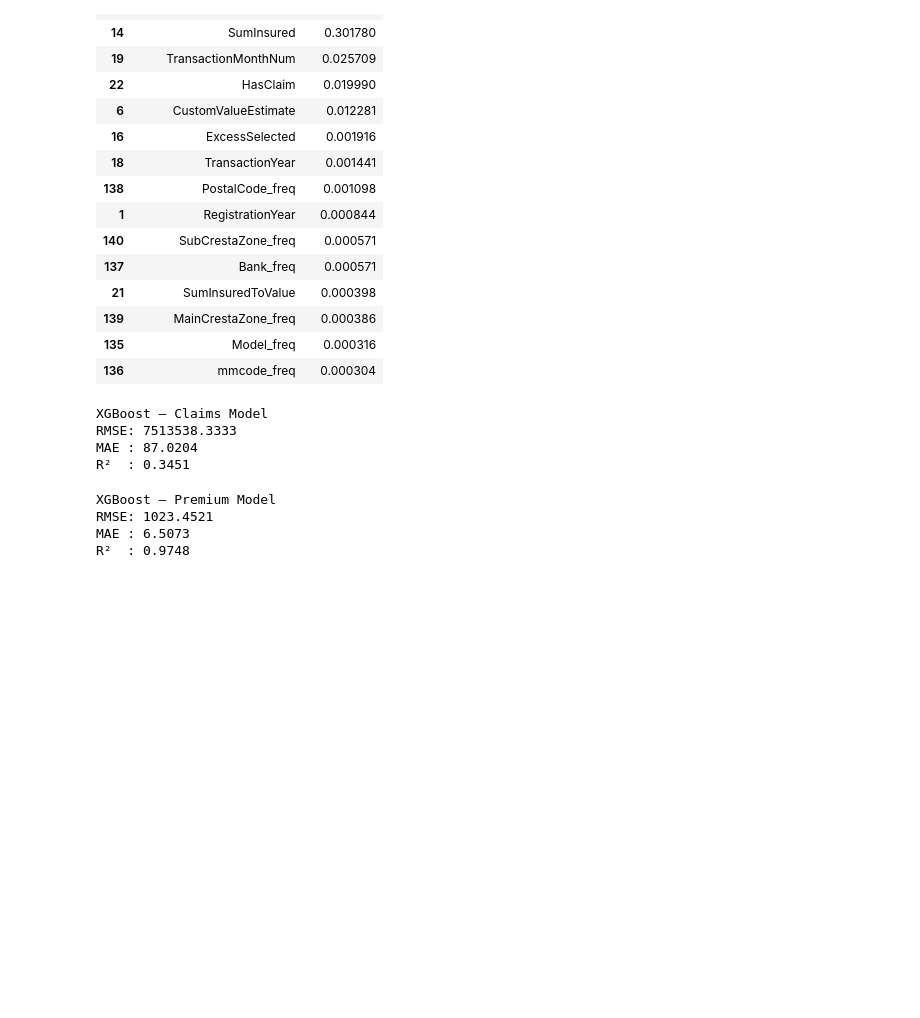
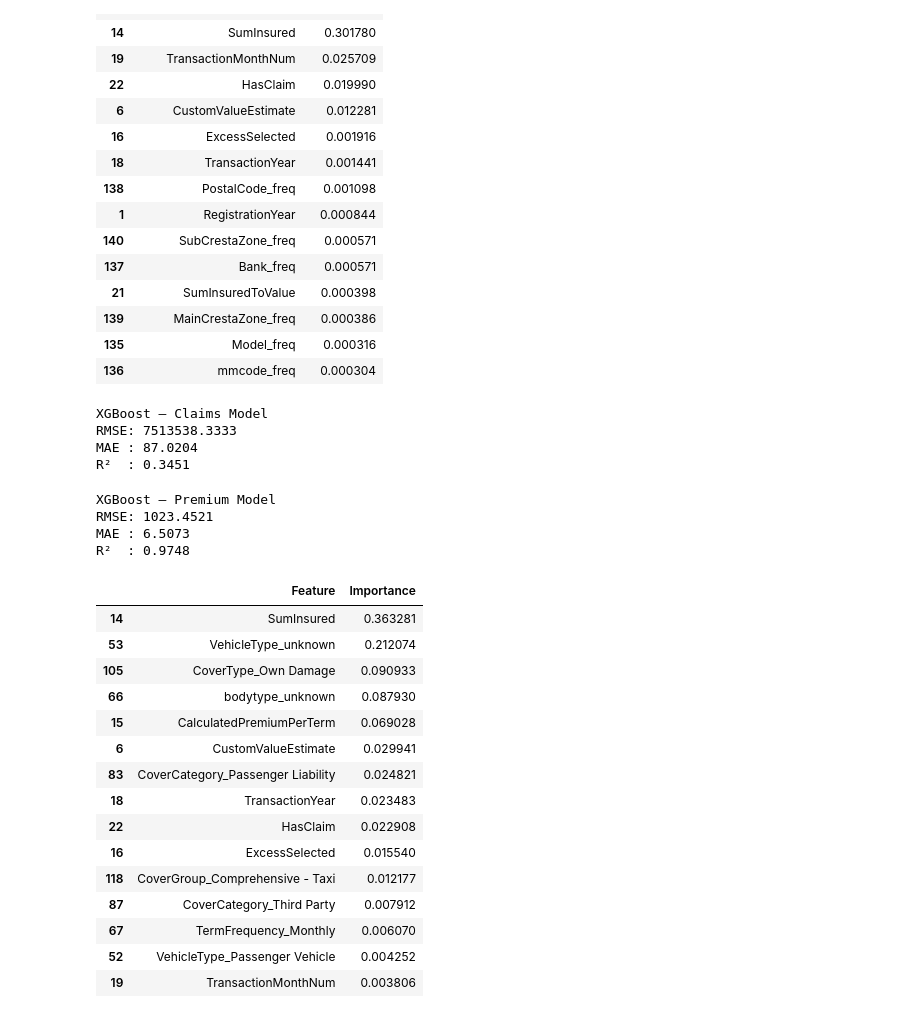
Before and after one commit to EstifanosTeklay/AlphaCareInsurance, a Jupyter notebook: notebooks/AcisEda.ipynb, the cells around one changed output. Saved outputs shown, nothing was run; the diff lists cells and outputs as text; code cells hidden in the pictures; blank space fills up the shorter version.

Commit message:
Xgboost Feature Importance

```diff
--- a/notebooks/AcisEda.ipynb
+++ b/notebooks/AcisEda.ipynb
@@ -824,3 +824,27 @@ XGBoost – Premium Model
 RMSE: 1023.4521
 MAE : 6.5073
 R²  : 0.9748
+# %%
+# XGboost Feature Importance
+feat_imp_xgb = pd.DataFrame({
+    'Feature': X_premium_train.columns,
+    'Importance': xgb_premium.feature_importances_
+}).sort_values('Importance', ascending=False)
+feat_imp_xgb.head(15)
+# %% [output]
+|  | Feature | Importance |
+| 14 | SumInsured | 0.363281 |
+| 53 | VehicleType_unknown | 0.212074 |
+| 105 | CoverType_Own Damage | 0.090933 |
+| 66 | bodytype_unknown | 0.087930 |
+| 15 | CalculatedPremiumPerTerm | 0.069028 |
+| 6 | CustomValueEstimate | 0.029941 |
+| 83 | CoverCategory_Passenger Liability | 0.024821 |
+| 18 | TransactionYear | 0.023483 |
+| 22 | HasClaim | 0.022908 |
+| 16 | ExcessSelected | 0.015540 |
+| 118 | CoverGroup_Comprehensive - Taxi | 0.012177 |
+| 87 | CoverCategory_Third Party | 0.007912 |
+| 67 | TermFrequency_Monthly | 0.006070 |
+| 52 | VehicleType_Passenger Vehicle | 0.004252 |
+| 19 | TransactionMonthNum | 0.003806 |
```
